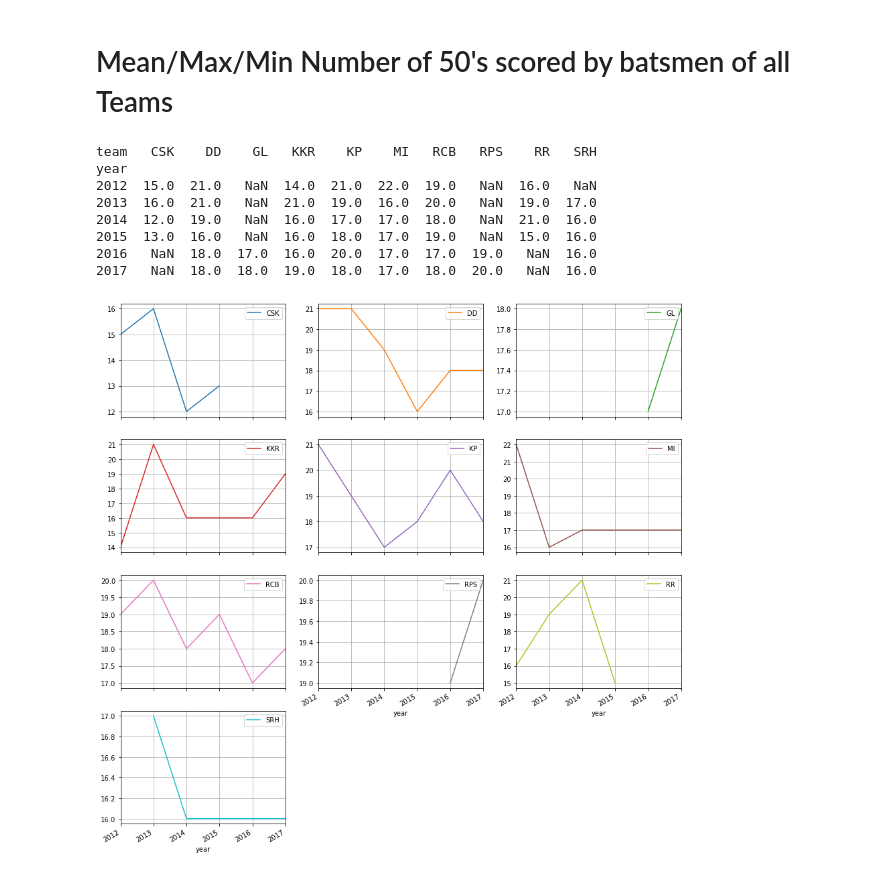
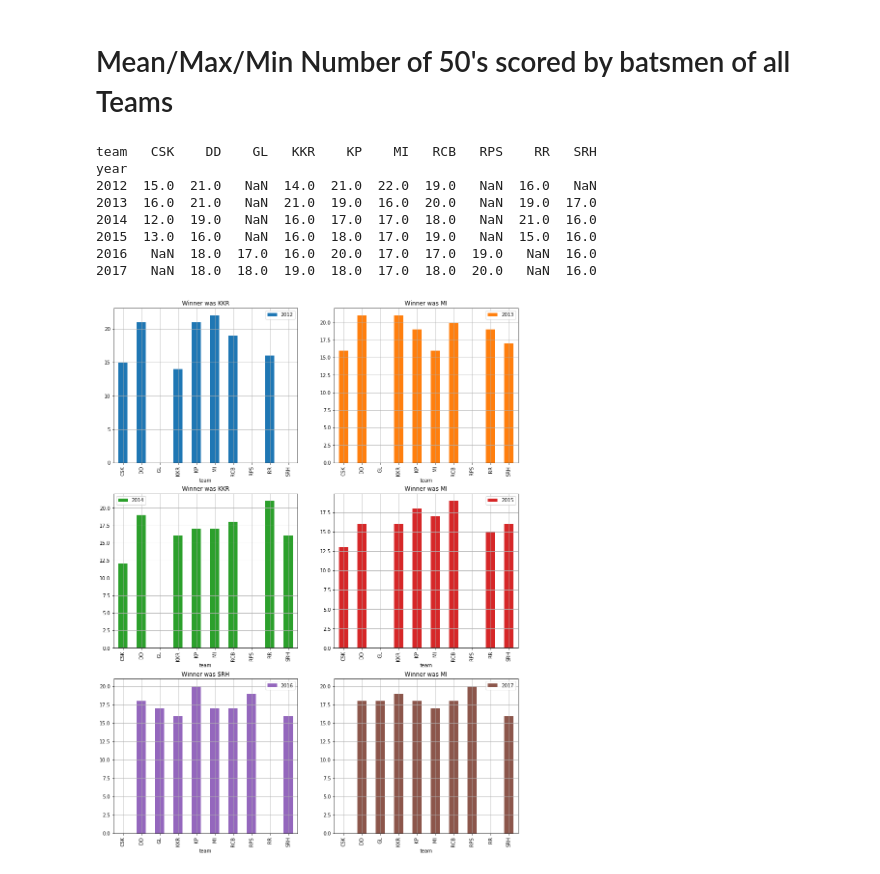
Before and after one commit to dhararkajit/arkajit_repo, a Jupyter notebook: IPL_Runs_Dataset.ipynb, the cells around one changed output. Cells and saved outputs as stored; diff of their text form; code cells hidden in the pictures.

```diff
--- a/IPL_Runs_Dataset.ipynb
+++ b/IPL_Runs_Dataset.ipynb
@@ -97,0 +86,11 @@ year
+# %%
+df = get_batting_statistics(df_batsmen,'Runs','max','status')
+print (df)
+win_teams={df.index[i]:team for i in range(6) for team , status  in df.iloc[i].items() if(status == 'W')}
+df2=pd.DataFrame.from_dict(data = win_teams, orient ='index')
+df2.sort_index(ascending=True,inplace=True)
+df2['year']=df2.index.get_values()
+df2['val']=1
+df2.columns=['win_team','year','val']
+df2.reset_index(drop=True,inplace=True)
+df3 = df2.pivot_table(columns='year',values='val',fill_value=0,index='win_team')
@@ -198,14 +232,17 @@ year
 # %%
 df = get_batting_statistics(df_batsmen,'50','count','50')
 print (df)
-axes = df.plot(kind = 'line',grid = True,subplots = True , layout=(5,3), figsize = (15,20) )
+axes = df.T.plot(kind = 'bar',grid = True,subplots = True ,
+                 legend=True, sharex=False,
+                 title = ['Winner was '+str(df3[df3[col] == 1].index.get_values().tolist()[0]) for col in df3.columns],
+                 layout=(3,2), figsize = (15,20) )
 # %% [output]
 team   CSK    DD    GL   KKR    KP    MI   RCB   RPS    RR   SRH
 year
 2012  15.0  21.0   NaN  14.0  21.0  22.0  19.0   NaN  16.0   NaN
 2013  16.0  21.0   NaN  21.0  19.0  16.0  20.0   NaN  19.0  17.0
 2014  12.0  19.0   NaN  16.0  17.0  17.0  18.0   NaN  21.0  16.0
 2015  13.0  16.0   NaN  16.0  18.0  17.0  19.0   NaN  15.0  16.0
 2016   NaN  18.0  17.0  16.0  20.0  17.0  17.0  19.0   NaN  16.0
 2017   NaN  18.0  18.0  19.0  18.0  17.0  18.0  20.0   NaN  16.0
-[figure, old version]
+[figure, new version]
```
Also changed, not shown: parts of 14 cells of this notebook, 3 other files.
